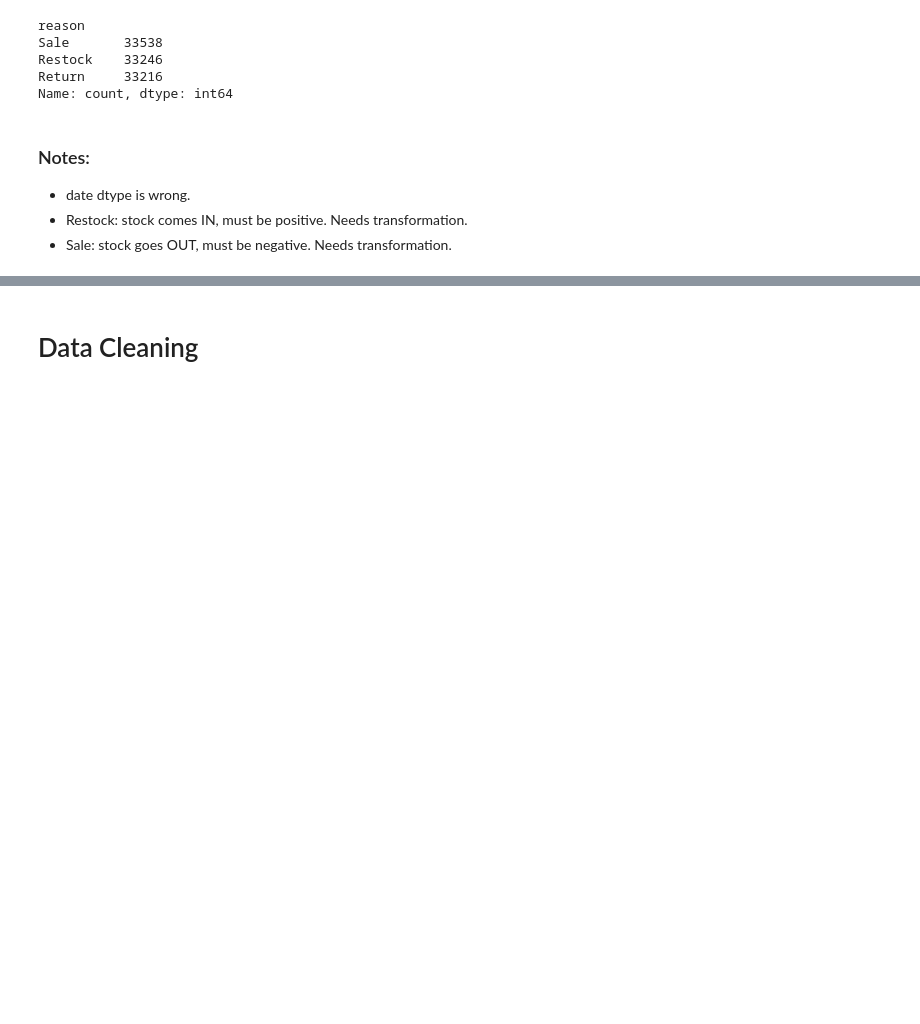
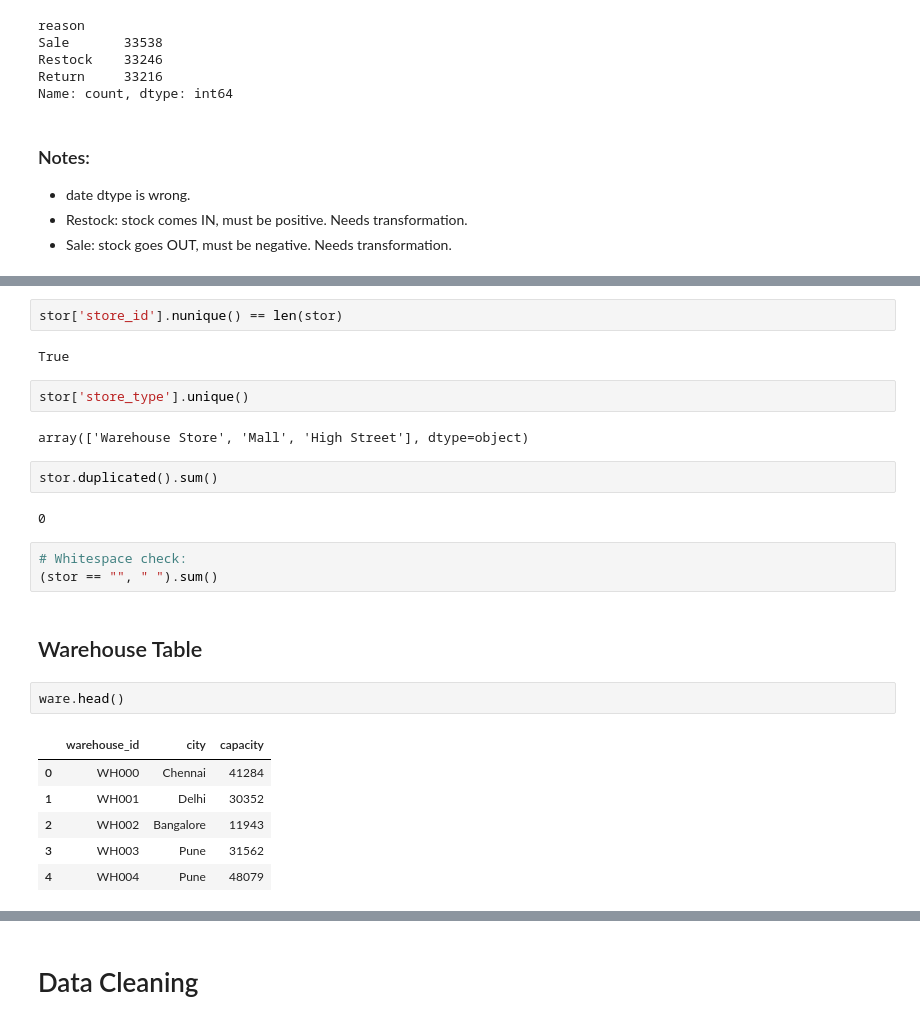
Before and after one commit to Devi27-create/Omnichannel-Retail-Sales-and-Inventory-Analytics, a Jupyter notebook: Omnichannel_retail_sales_and_inventory.ipynb, the cells around one changed output, grey strips where cells are left out. Drawn from its saved outputs; the diff is of its cells as text; blank space fills up the shorter version.

```diff
--- a/Omnichannel_retail_sales_and_inventory.ipynb
+++ b/Omnichannel_retail_sales_and_inventory.ipynb
@@ -356,0 +461,26 @@ Name: count, dtype: int64
+# %%
+stor['store_id'].nunique() == len(stor)
+# %% [output]
+True
+# %%
+stor['store_type'].unique()
+# %% [output]
+array(['Warehouse Store', 'Mall', 'High Street'], dtype=object)
+# %%
+stor.duplicated().sum()
+# %% [output]
+0
+# %%
+# Whitespace check:
+(stor == "", " ").sum()
+# %% [markdown]
+## Warehouse Table
+# %%
+ware.head()
+# %% [output]
+|  | warehouse_id | city | capacity |
+| 0 | WH000 | Chennai | 41284 |
+| 1 | WH001 | Delhi | 30352 |
+| 2 | WH002 | Bangalore | 11943 |
+| 3 | WH003 | Pune | 31562 |
+| 4 | WH004 | Pune | 48079 |
```
Also changed, not shown: parts of 54 cells of this notebook, 19 other files.
